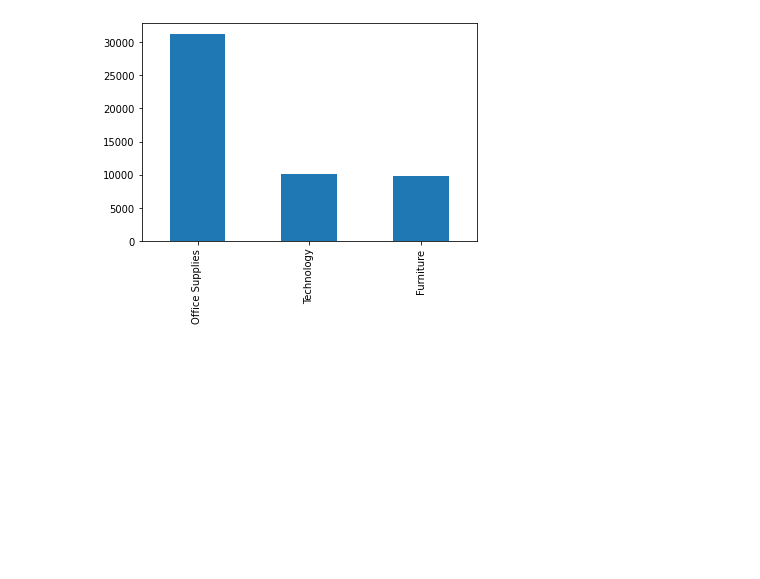
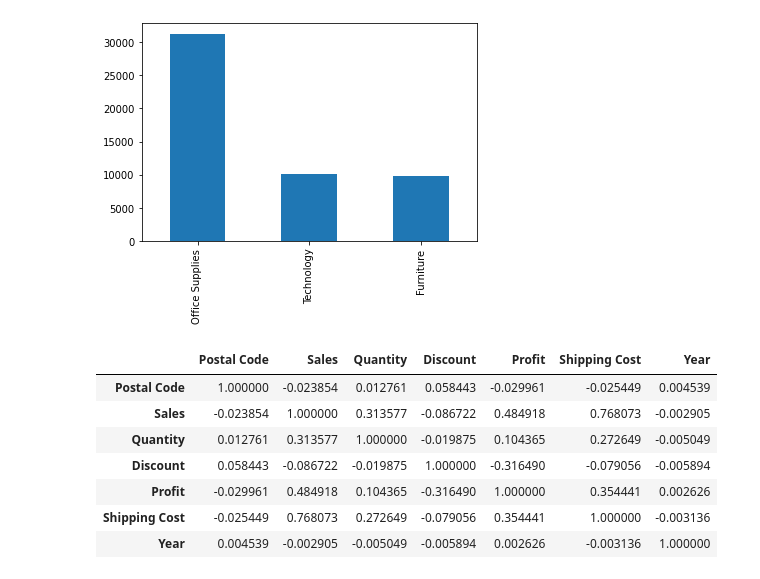
Before and after one commit to abidshafee/dataAnalysis, a Jupyter notebook: dataAnalysis.ipynb, the cells around one changed output. Saved outputs shown, nothing was run; the diff lists cells and outputs as text; code cells hidden in the pictures; blank space fills up the shorter version.

```diff
--- a/dataAnalysis.ipynb
+++ b/dataAnalysis.ipynb
@@ -268,3 +268,15 @@ df['Category'].value_counts().plot(kind='bar')
 # %% [output]
 <matplotlib.axes._subplots.AxesSubplot at 0x...>
 [figure]
+# %%
+corr = df.corr()
+corr
+# %% [output]
+|  | Postal Code | Sales | Quantity | Discount | Profit | Shipping Cost | Year |
+| Postal Code | 1.000000 | -0.023854 | 0.012761 | 0.058443 | -0.029961 | -0.025449 | 0.004539 |
+| Sales | -0.023854 | 1.000000 | 0.313577 | -0.086722 | 0.484918 | 0.768073 | -0.002905 |
+| Quantity | 0.012761 | 0.313577 | 1.000000 | -0.019875 | 0.104365 | 0.272649 | -0.005049 |
+| Discount | 0.058443 | -0.086722 | -0.019875 | 1.000000 | -0.316490 | -0.079056 | -0.005894 |
+| Profit | -0.029961 | 0.484918 | 0.104365 | -0.316490 | 1.000000 | 0.354441 | 0.002626 |
+| Shipping Cost | -0.025449 | 0.768073 | 0.272649 | -0.079056 | 0.354441 | 1.000000 | -0.003136 |
+| Year | 0.004539 | -0.002905 | -0.005049 | -0.005894 | 0.002626 | -0.003136 | 1.000000 |
```
